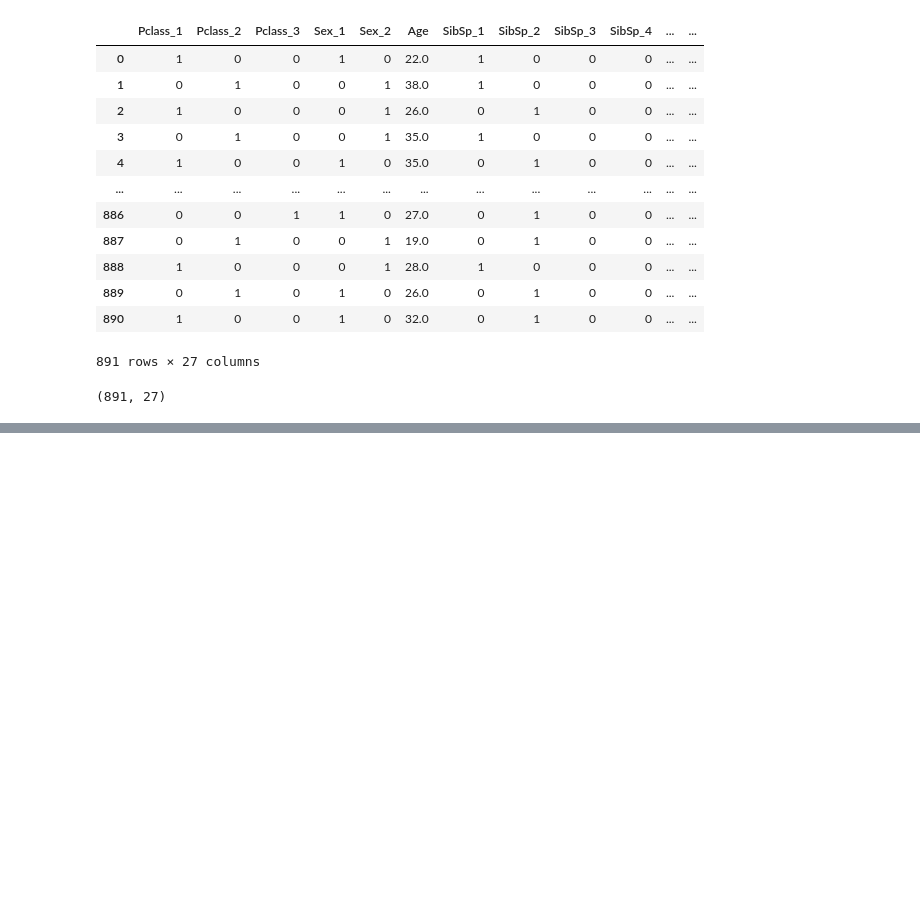
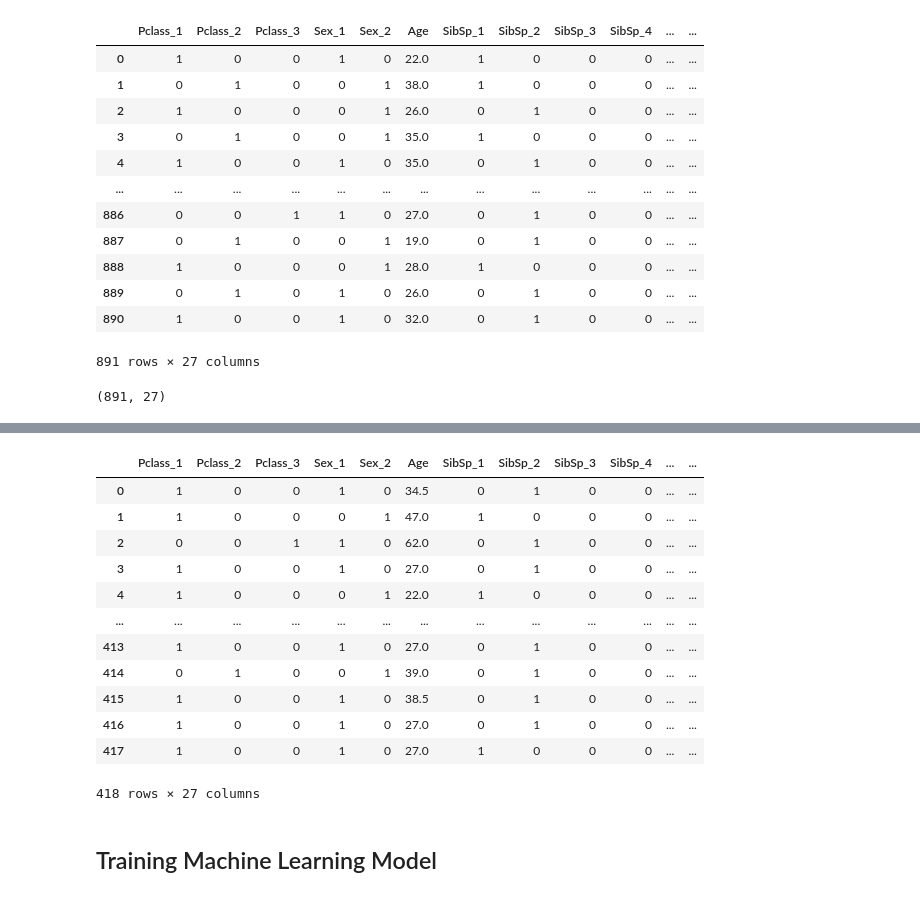
Before and after one commit to DoanDucThang0805/Starting-Data-Science, a Jupyter notebook: Titanic_project/titanic.ipynb, the cells around one changed output, grey strips where cells are left out. Drawn from its saved outputs; the diff is of its cells as text; code cells hidden in the pictures; blank space fills up the shorter version.

```diff
--- a/Titanic_project/titanic.ipynb
+++ b/Titanic_project/titanic.ipynb
@@ -330,0 +408,2 @@ x.shape
+# %%
+df_test_1 = df_test.copy()
@@ -330,0 +431,6 @@ x.shape
+# %%
+df_test_1.drop(drop_data, axis= 1, inplace= True)
+# %%
+df_test_1.fillna(df_test_1["Age"].median(), inplace= True)
+df_test_1.fillna(df_test_1["Fare"].median(), inplace= True)
+df_test_1.fillna(df_test_1["Cabin"].mode()[0], inplace= True)
@@ -330,0 +449,21 @@ x.shape
+# %%
+df_test_1 = one_hot.transform(df_test_1)
+df_test_1 = BaseN_encode.transform(df_test_1)
+# %%
+df_test_1
+# %% [output]
+|  | Pclass_1 | Pclass_2 | Pclass_3 | Sex_1 | Sex_2 | Age | SibSp_1 | SibSp_2 | SibSp_3 | SibSp_4 | ... | ... |
+| 0 | 1 | 0 | 0 | 1 | 0 | 34.5 | 0 | 1 | 0 | 0 | ... | ... |
+| 1 | 1 | 0 | 0 | 0 | 1 | 47.0 | 1 | 0 | 0 | 0 | ... | ... |
+| 2 | 0 | 0 | 1 | 1 | 0 | 62.0 | 0 | 1 | 0 | 0 | ... | ... |
+| 3 | 1 | 0 | 0 | 1 | 0 | 27.0 | 0 | 1 | 0 | 0 | ... | ... |
+| 4 | 1 | 0 | 0 | 0 | 1 | 22.0 | 1 | 0 | 0 | 0 | ... | ... |
+| ... | ... | ... | ... | ... | ... | ... | ... | ... | ... | ... | ... | ... |
+| 413 | 1 | 0 | 0 | 1 | 0 | 27.0 | 0 | 1 | 0 | 0 | ... | ... |
+| 414 | 0 | 1 | 0 | 0 | 1 | 39.0 | 0 | 1 | 0 | 0 | ... | ... |
+| 415 | 1 | 0 | 0 | 1 | 0 | 38.5 | 0 | 1 | 0 | 0 | ... | ... |
+| 416 | 1 | 0 | 0 | 1 | 0 | 27.0 | 0 | 1 | 0 | 0 | ... | ... |
+| 417 | 1 | 0 | 0 | 1 | 0 | 27.0 | 1 | 0 | 0 | 0 | ... | ... |
+418 rows × 27 columns
+# %% [markdown]
+## Training Machine Learning Model
```
Also changed, not shown: parts of 19 cells of this notebook.
